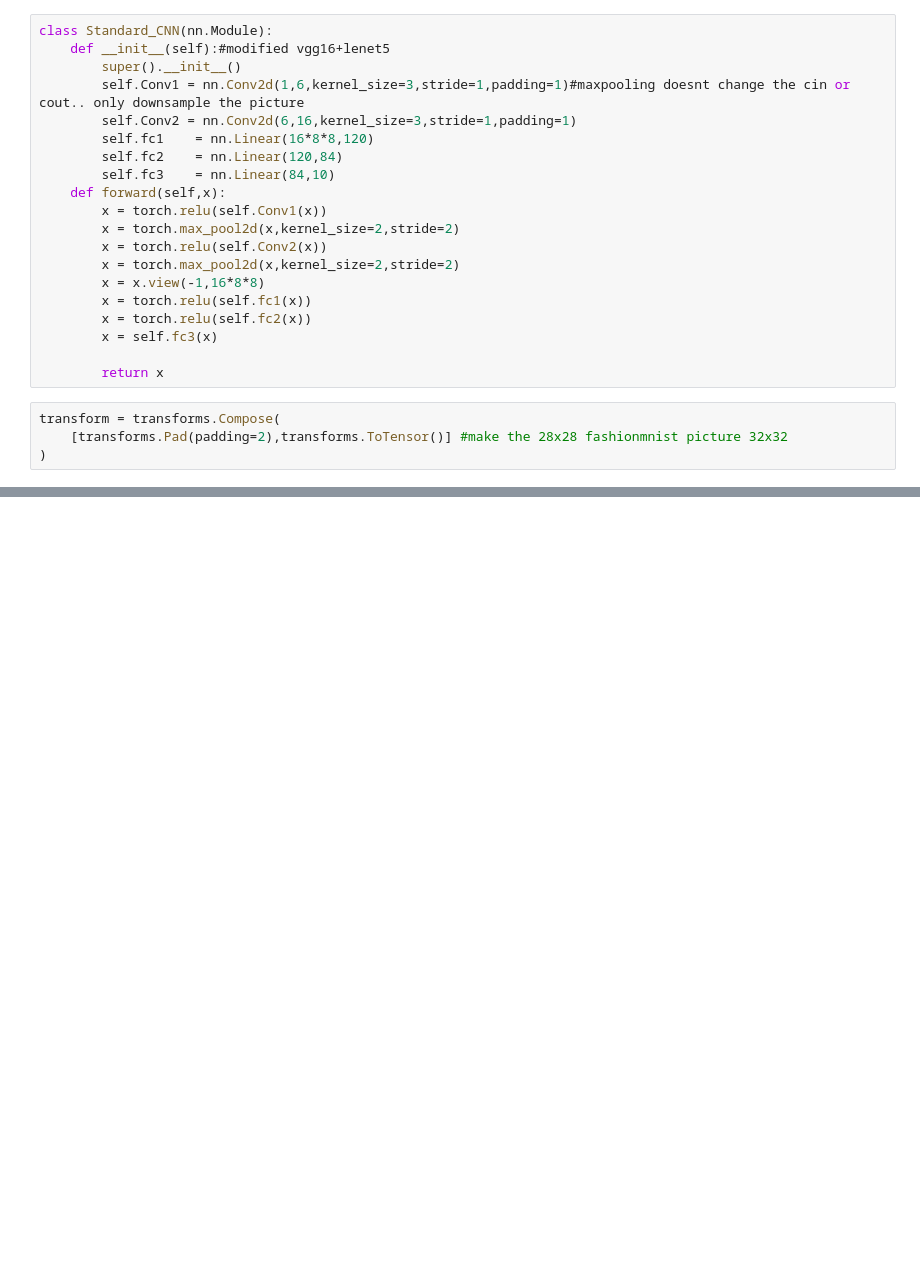
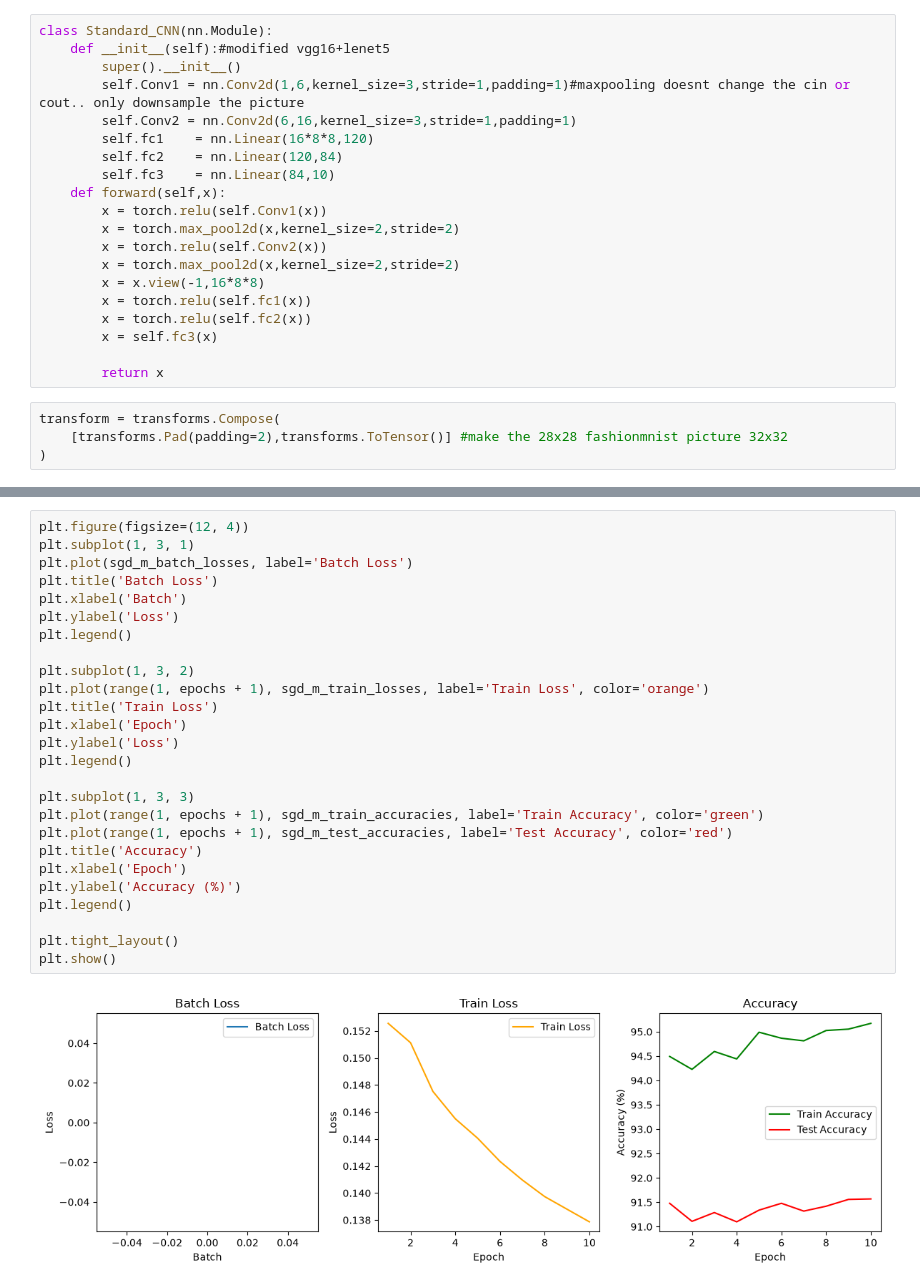
Before and after one commit to chabi1773/EN3150_Assignment_03_Team-FrameX, a Jupyter notebook: PR_assignment.ipynb, the cells around one changed output, grey strips where cells are left out. Drawn from its saved outputs; the diff is of its cells as text; blank space fills up the shorter version.

```diff
--- a/PR_assignment.ipynb
+++ b/PR_assignment.ipynb
@@ -42,0 +263,28 @@ optimizer = torch.optim.Adam(model.parameters(),lr=0.001)
+# %%
+plt.figure(figsize=(12, 4))
+plt.subplot(1, 3, 1)
+plt.plot(sgd_m_batch_losses, label='Batch Loss')
+plt.title('Batch Loss')
+plt.xlabel('Batch')
+plt.ylabel('Loss')
+plt.legend()
+
+plt.subplot(1, 3, 2)
+plt.plot(range(1, epochs + 1), sgd_m_train_losses, label='Train Loss', color='orange')
+plt.title('Train Loss')
+plt.xlabel('Epoch')
+plt.ylabel('Loss')
+plt.legend()
+
+plt.subplot(1, 3, 3)
+plt.plot(range(1, epochs + 1), sgd_m_train_accuracies, label='Train Accuracy', color='green')
+plt.plot(range(1, epochs + 1), sgd_m_test_accuracies, label='Test Accuracy', color='red')
+plt.title('Accuracy')
+plt.xlabel('Epoch')
+plt.ylabel('Accuracy (%)')
+plt.legend()
+
+plt.tight_layout()
+plt.show()
+# %% [output]
+[figure, added]
```
Also changed, not shown: parts of 9 cells of this notebook.
